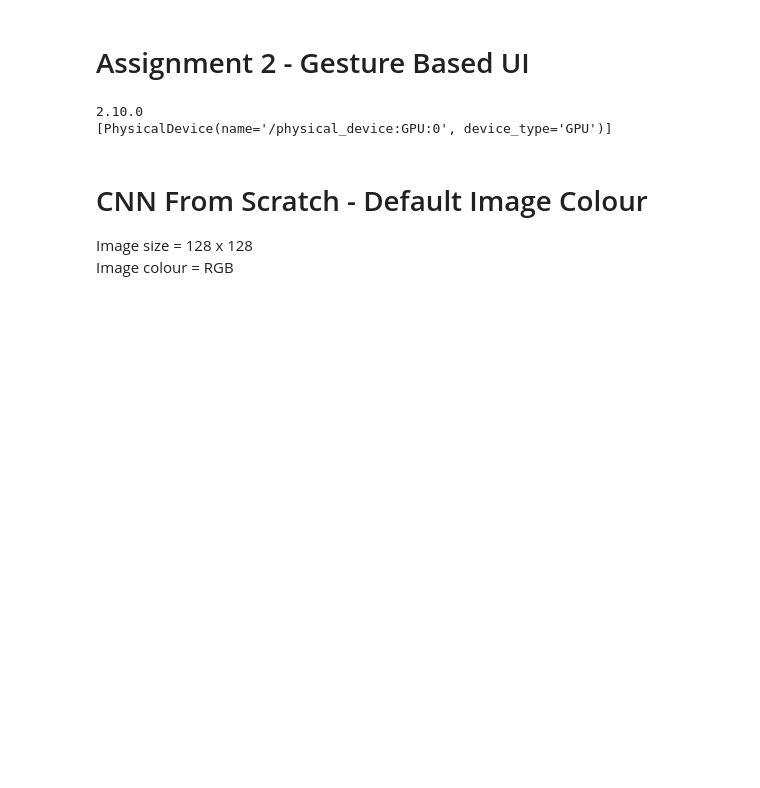
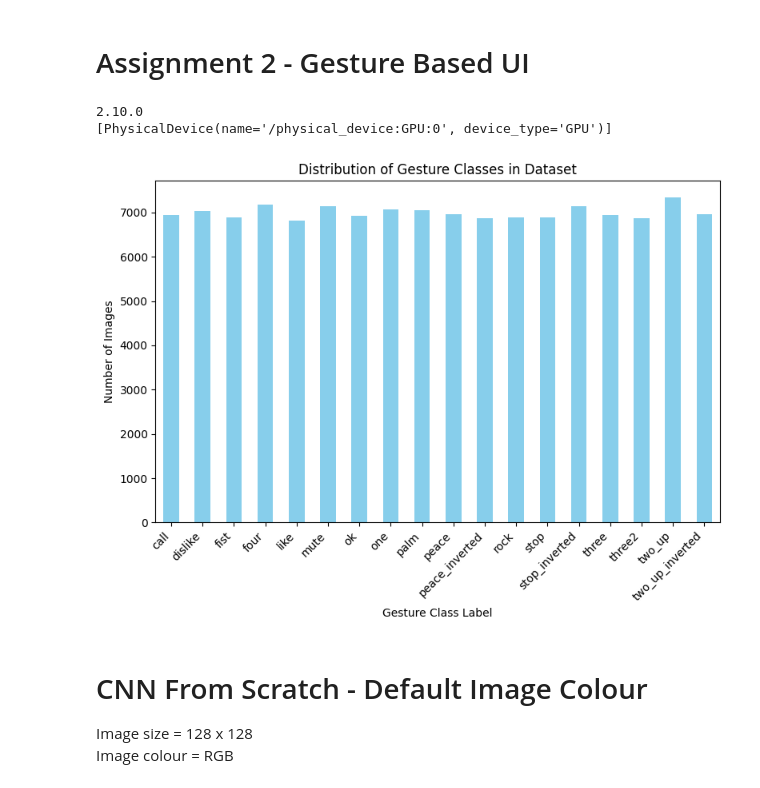
Before and after one commit to ConorPadraigMurphy/Gesture-Based-UI-Assignment-Two, a Jupyter notebook: g00399177.ipynb, the cells around one changed output. Saved outputs shown, nothing was run; the diff lists cells and outputs as text; code cells hidden in the pictures; blank space fills up the shorter version.

Commit message:
Added graph visualising the distribution of classes in the dataset

```diff
--- a/g00399177.ipynb
+++ b/g00399177.ipynb
@@ -15,6 +15,47 @@ print(tf.config.list_physical_devices('GPU'))
 # %% [output]
 2.10.0
 [PhysicalDevice(name='/physical_device:GPU:0', device_type='GPU')]
+# %%
+import matplotlib.pyplot as plt
+from os import listdir
+
+# Replace 'data_directory' with the path to your dataset root directory
+data_directory = 'hagridset'
+
+# Initialize an empty dictionary to store class labels and image counts
+class_counts = {}
+
+# Iterate through subdirectories in the data directory
+for directory in listdir(data_directory):
+  # Assuming subdirectories represent gesture classes
+  class_label = directory
+
+  # Count the number of images in the current class directory
+  image_count = len([name for name in listdir(os.path.join(data_directory, directory))
+                    if os.path.isfile(os.path.join(data_directory, directory, name))])
+
+  # Add the class label and image count to the dictionary
+  class_counts[class_label] = image_count
+
+# Convert the dictionary to a pandas Series for visualization
+class_series = pd.Series(class_counts)
+
+# Create a bar chart to visualize the distribution
+plt.figure(figsize=(8, 6))
+class_series.plot(kind='bar', color='skyblue')
+plt.xlabel('Gesture Class Label')
+plt.ylabel('Number of Images')
+plt.title('Distribution of Gesture Classes in Dataset')
+plt.xticks(rotation=45, ha='right')  # Rotate x-axis labels for readability
+plt.tight_layout()
+
+# Save the plot as an image (optional)
+# plt.savefig('gesture_class_distribution.png')
+
+# Display the plot
+plt.show()
+# %% [output]
+[figure, added]
 # %% [markdown]
 # CNN From Scratch - Default Image Colour
 Image size = 128 x 128<br/>
```
Also changed, not shown: parts of 1 cell of this notebook.
